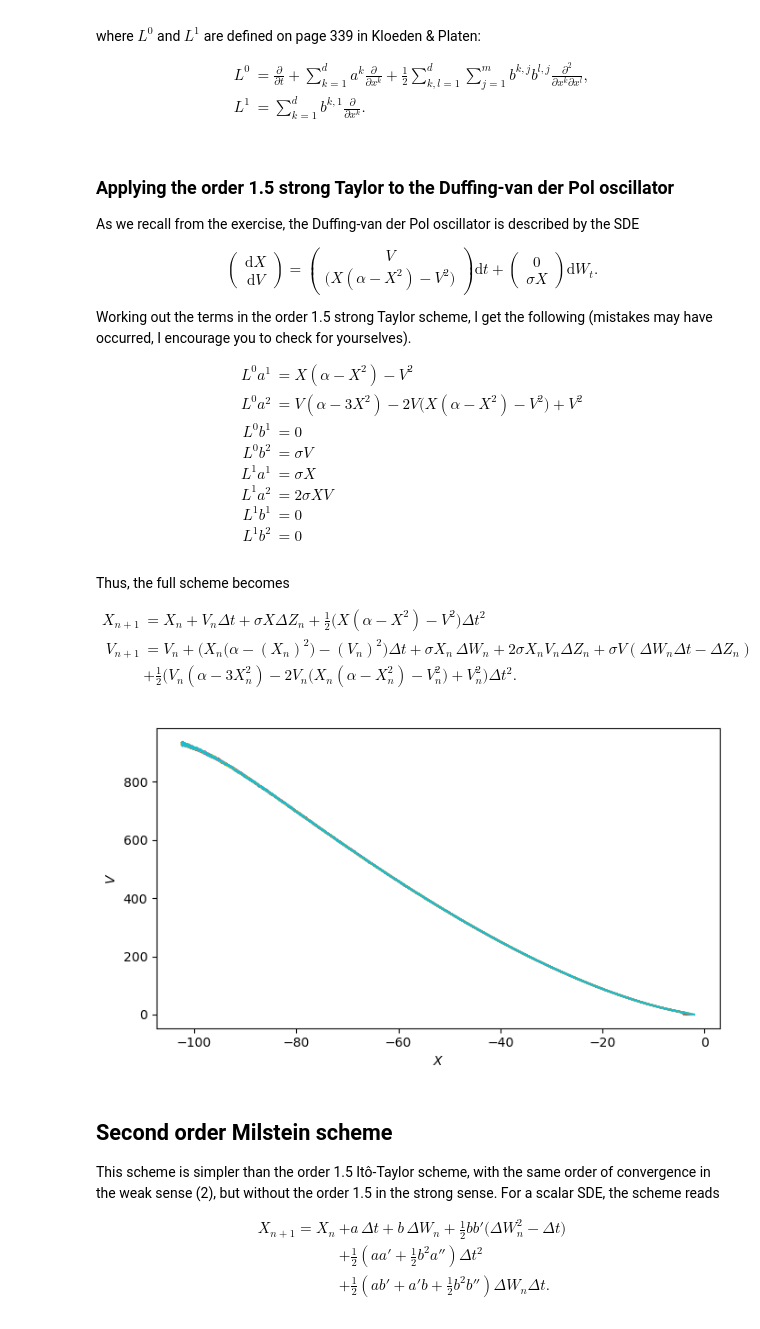
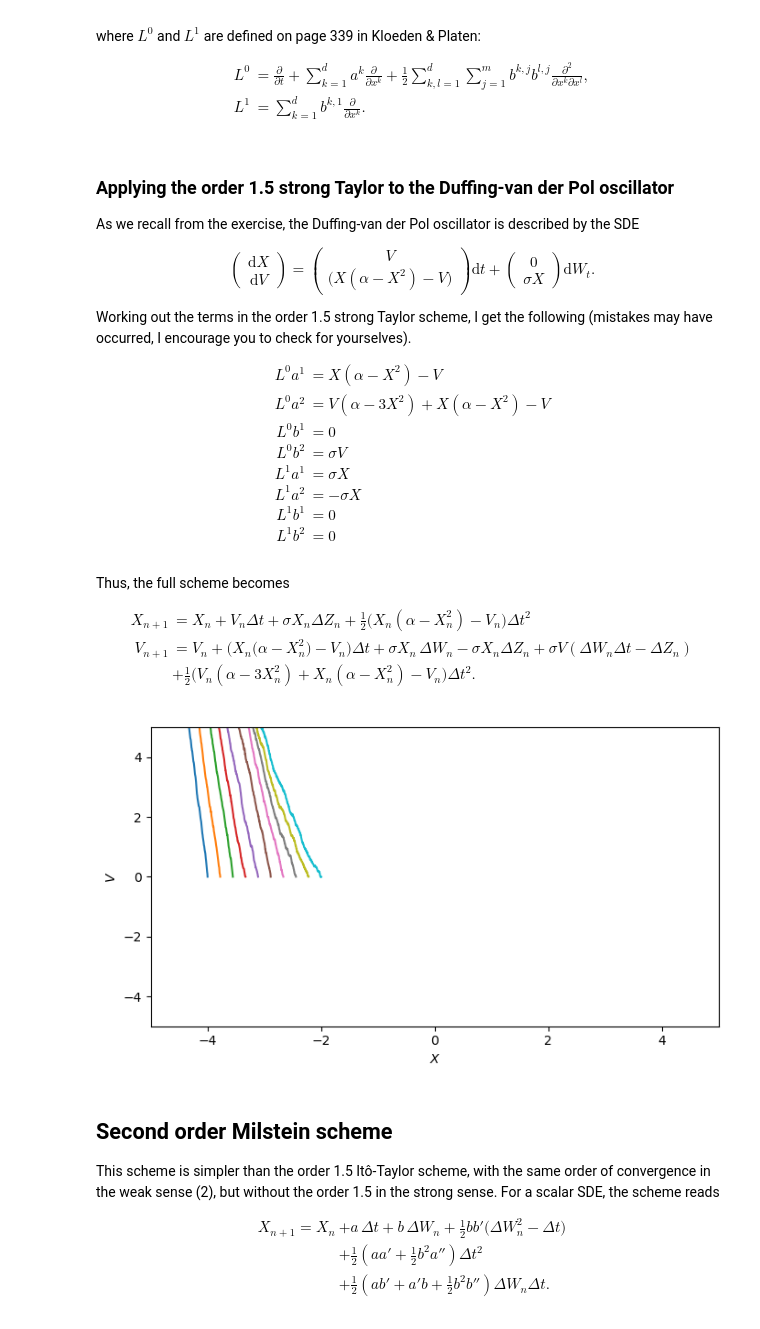
Before and after one commit to nordam/FY8503, a Jupyter notebook: notebooks/04 - Higher-order SDE methods.ipynb, the cells around one changed output. Saved outputs shown, nothing was run; the diff lists cells and outputs as text; code cells hidden in the pictures.

```diff
--- a/notebooks/04 - Higher-order SDE methods.ipynb
+++ b/notebooks/04 - Higher-order SDE methods.ipynb
@@ -533,17 +482,17 @@ L^1 &= \sum_{k=1}^d b^{k,1} \frac{\partial}{\partial x^k}.
 
 As we recall from the exercise, the Duffing-van der Pol oscillator is described by the SDE
 
-$$ \left(\begin{array}{c}\mathrm{d}X\\\mathrm{d}V\end{array}\right) = \left(\begin{array}{c}V\\ \big(X(\alpha-X^2) - V^2\big) \end{array}\right) \mathrm{d}t + \left(\begin{array}{c} 0 \\ \sigma X \end{array}\right) \mathrm{d}W_t.$$
+$$ \left(\begin{array}{c}\mathrm{d}X\\\mathrm{d}V\end{array}\right) = \left(\begin{array}{c}V\\ \big(X(\alpha-X^2) - V\big) \end{array}\right) \mathrm{d}t + \left(\begin{array}{c} 0 \\ \sigma X \end{array}\right) \mathrm{d}W_t.$$
 
 Working out the terms in the order 1.5 strong Taylor scheme, I get the following (mistakes may have occurred, I encourage you to check for yourselves).
 
 \begin{align}
-L^0 a^1 &= X(\alpha - X^2) - V^2 \\
-L^0 a^2 &= V(\alpha - 3X^2) - 2V\big( X(\alpha - X^2) - V^2 \big) + V^2 \\
+L^0 a^1 &= X(\alpha - X^2) - V \\
+L^0 a^2 &= V(\alpha - 3X^2) + X(\alpha - X^2) - V\\
 L^0 b^1 &= 0 \\
 L^0 b^2 &= \sigma V \\
 L^1 a^1 &= \sigma X \\
-L^1 a^2 &= 2\sigma XV \\
+L^1 a^2 &= -\sigma X \\
 L^1 b^1 &= 0 \\
 L^1 b^2 &= 0
 \end{align}
@@ -551,9 +500,9 @@ L^1 b^2 &= 0
 Thus, the full scheme becomes
 
 \begin{align}
-X_{n+1} &= X_n + V_n \Delta t + \sigma X \Delta Z_n + \frac{1}{2} \big(X (\alpha - X^2) - V^2 \big) \Delta t^2 \\
-V_{n+1} &= V_n + \Big(X_n \big(\alpha-(X_n)^2\big) - (V_n)^2\Big) \Delta t + \sigma X_n \, \Delta W_n + 2\sigma X_n V_n \Delta Z_n + \sigma V (\Delta W_n \Delta t - \Delta Z_n) \\
-&+ \frac{1}{2} \Big(V_n(\alpha - 3X_n^2) - 2V_n \big( X_n (\alpha - X_n^2) - V_n^2 \big) + V_n^2\Big) \Delta t^2.
+X_{n+1} &= X_n + V_n \Delta t + \sigma X_n \Delta Z_n + \frac{1}{2} \big(X_n (\alpha - X_n^2) - V_n \big) \Delta t^2 \\
+V_{n+1} &= V_n + \Big(X_n \big(\alpha-X_n^2\big) - V_n\Big) \Delta t + \sigma X_n \, \Delta W_n -\sigma X_n \Delta Z_n + \sigma V (\Delta W_n \Delta t - \Delta Z_n) \\
+&+ \frac{1}{2} \Big(V_n(\alpha - 3X_n^2) +  X_n (\alpha - X_n^2) - V_n \Big) \Delta t^2.
 \end{align}
 # %%
 def milstein_DvdP(X_, t, dt, a, b, dW=None, dZ=None):
@@ -570,8 +519,8 @@ def milstein_DvdP(X_, t, dt, a, b, dW=None, dZ=None):
             [dt**2/2, dt**3/3]
         ])
         dW, dZ = np.random.multivariate_normal(mean=[0,0], cov=cov, size=Np).T
-    dX = X*dt + sigma*X*dZ + 0.5*(X*(alpha-X**2) - V**2)*dt**2
-    dV = (X*(alpha - X**2) - V**2)*dt + sigma*X*dW + 2*sigma*X*V*dZ + V*(dW*dt - dZ) + 0.5*(V*(alpha - 3*X**2) - 2*V*(X*(alpha - X**2) - V**2) + V**2)*dt**2
+    dX = X*dt + sigma*X*dZ + 0.5*(X*(alpha-X**2) - V)*dt**2
+    dV = (X*(alpha - X**2) - V)*dt + sigma*X*dW - sigma*X*dZ + sigma*V*(dW*dt - dZ) + 0.5*(V*(alpha - 3*X**2) + X*(alpha - X**2) - V)*dt**2
     return np.array([X+dX, V+dV])
 # %%
 def a(X, t):
@@ -613,13 +562,16 @@ X_EM = solve_SDE(X0, Tmax, dt, a, b, milstein_DvdP)
 # %%
 fig = plt.figure(figsize=(7,4))
 for i in range(X_EM.shape[-1]):
     plt.plot(X_EM[:,0,i], X_EM[:,1,i])
 
 plt.xlabel('$X$')
 plt.ylabel('$V$')
+
+plt.xlim(-5, 5)
+plt.ylim(-5, 5)
 plt.tight_layout()
 # %% [output]
-[figure, old version]
+[figure, new version]
 # %% [markdown]
 ## Second order Milstein scheme
 
```
Also changed, not shown: parts of 24 cells of this notebook, 1 other file.
